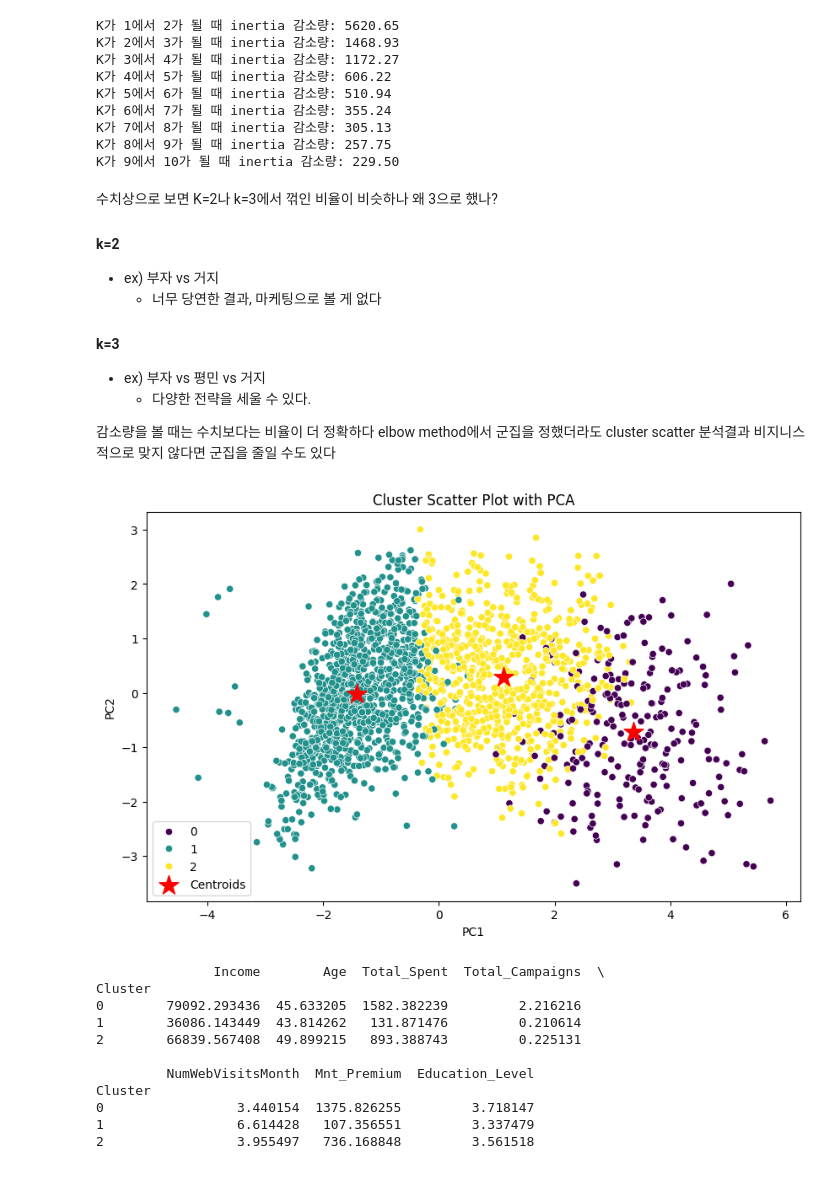
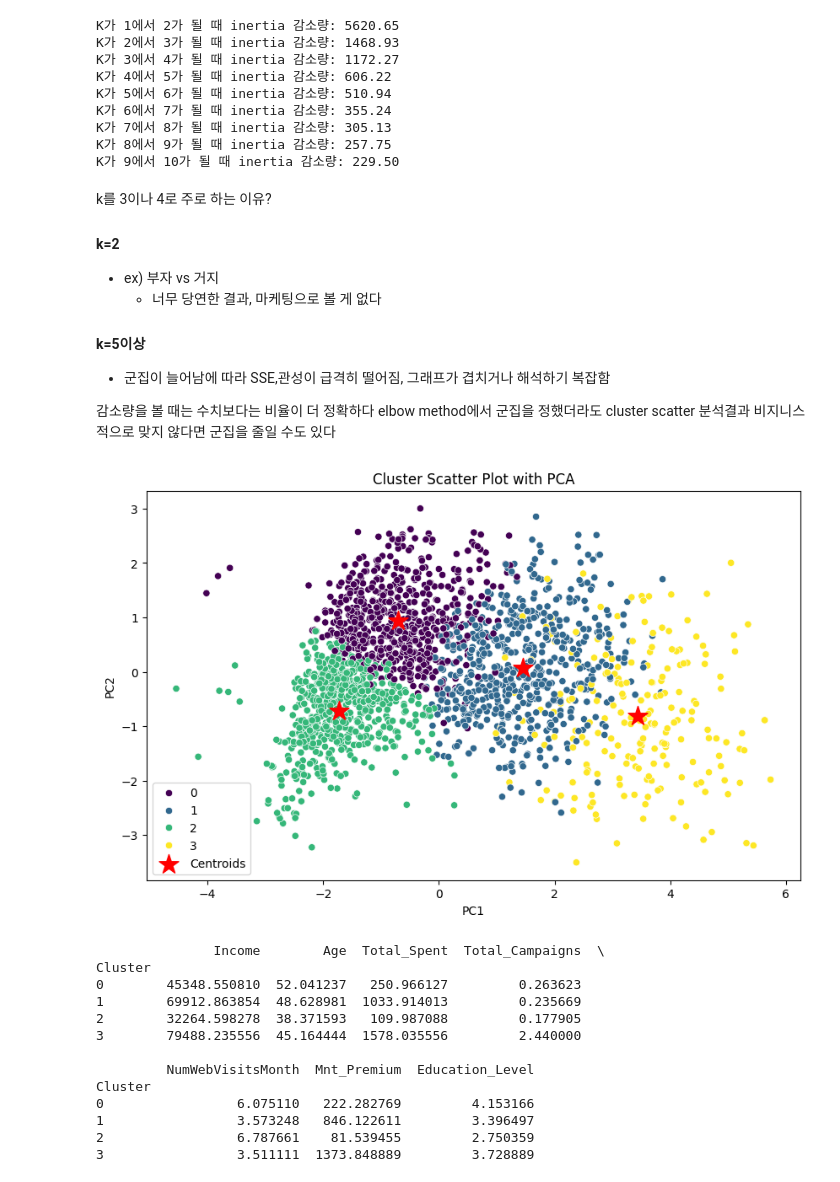
Before and after one commit to haejun1/DataAnalytics, a Jupyter notebook: numpy/91clustering.ipynb, the cells around one changed output. Saved outputs shown, nothing was run; the diff lists cells and outputs as text; code cells hidden in the pictures.

```diff
--- a/numpy/91clustering.ipynb
+++ b/numpy/91clustering.ipynb
@@ -60,56 +60,62 @@ K가 7에서 8가 될 때 inertia 감소량: 305.13
 K가 8에서 9가 될 때 inertia 감소량: 257.75
 K가 9에서 10가 될 때 inertia 감소량: 229.50
 # %% [markdown]
-수치상으로 보면 K=2나 k=3에서 꺾인 비율이 비슷하나
-왜 3으로 했나?
+k를 3이나 4로 주로 하는 이유?
 #### k=2
 - ex) 부자 vs 거지
     - 너무 당연한 결과, 마케팅으로 볼 게 없다
-#### k=3
-- ex) 부자 vs 평민 vs 거지
-    - 다양한 전략을 세울 수 있다.
+#### k=5이상
+- 군집이 늘어남에 따라 SSE,관성이 급격히 떨어짐, 그래프가 겹치거나 해석하기 복잡함
 
 감소량을 볼 때는 수치보다는 비율이 더 정확하다
 elbow method에서 군집을 정했더라도 cluster scatter 분석결과
 비지니스적으로 맞지 않다면 군집을 줄일 수도 있다
 # %%
-#3. 차원축소(PCA)
+#3. 차원축소(PCA) 및 산점도 확인
     #간단히 진행, 이론 및 심화는 12장에서
 
 pca = PCA(n_components=2)
     #데이터가 가장 널리 퍼져있는 방향(= 분산)을 기준으로 변수를 섞는다
         #PCA는 각 변수들의 특징을 최소로 잃는 방법으로 축소한다
         #모델은 비지니스나 다른 요인은 모른채 분산만을 기준으로 정한다
         #PCA의 가중치를 직접 설정할 순 없다, 다만 스케일링에서 가중을 원하는 분산을 *2하는 식으로 건들 순 있다
     #섞인 변수들로 새로운 축을 n개만큼 만듦
     #PC1 : 전체 데이터의 특징을 가장 많이 대변하는 첫번째 축
     #PC2 : 두번째로 많이 대변하는 두번째 축
         #둘다 모든 변수를 사용하지만 다른 정보를 담는다
         #=> 가중치(비중)을 다르게 한다
             #ex) PC1은 Income과 Total_Spent에 비중을 크게 실는다
             #ex) PC2는 Age와 Education_Level에 비중을 크게 실는다
 x_pca = pca.fit_transform(x_scaled)
 
-kmeans = KMeans(n_clusters=3, n_init=10, random_state=42)
-    #위 elbow에서 K=3이 가장 최적화된 SSE라고 밝혀짐
+kmeans = KMeans(n_clusters=4, n_init=10, random_state=42)
+    #위 elbow에서 K=4이 가장 최적화된 SSE라고 밝혀짐 (완만해지는 지점)
     #해당 k에 따른 cluster scatter 확인
 df['Cluster'] = kmeans.fit_predict(x_scaled)
 
 pca_df = pd.DataFrame(x_pca, columns=['PC1', 'PC2'])
 pca_df['Cluster'] = df['Cluster']
 
 plt.figure(figsize=(10,6))
 sns.scatterplot(x='PC1', y='PC2', hue='Cluster', data=pca_df, palette='viridis')
     #산점도만 보고는 해석이 불가능 => 표와 함께 확인
     #아래 도메인 검증에서 확인
 
 centers = pca.transform(kmeans.cluster_centers_)
 plt.scatter(centers[:, 0], centers[:, 1], s=300, c='red', marker='*', label='Centroids')
 plt.title('Cluster Scatter Plot with PCA')
 plt.legend()
 plt.show()
+
+#개별 변수에 대한 이상치를 처리했음에도 scatter그래프 상에서 이상치가 보임
+#=> 여러변수가 섞임에 따라 발생하는 다변량 이상치(Multivariate Outlier)
+    #해결법 1. PCA 수행 전 다변량 이상치 탐지를 사용하자
+        #ex) Local Outlier Factor(LOF)알고리즘, Isolation Forest알고리즘
+    #해결법 2. 스케일러 변경 -> RobustScaler
+        # 평균과 표준편차를 사용하는 StandardScaler
+        # 중앙값과 사분위수를 사용하는 RobustScaler
 # %% [output]
-[figure, old version]
+[figure, new version]
 # %%
 #4. 도메인 검증
 profile = df.groupby('Cluster')[features].mean()
@@ -117,15 +123,17 @@ print(profile)
 # %% [output]
                Income        Age  Total_Spent  Total_Campaigns  \
 Cluster
-0        79092.293436  45.633205  1582.382239         2.216216
-1        36086.143449  43.814262   131.871476         0.210614
-2        66839.567408  49.899215   893.388743         0.225131
+0        45348.550810  52.041237   250.966127         0.263623
+1        69912.863854  48.628981  1033.914013         0.235669
+2        32264.598278  38.371593   109.987088         0.177905
+3        79488.235556  45.164444  1578.035556         2.440000
 
          NumWebVisitsMonth  Mnt_Premium  Education_Level
 Cluster
-0                 3.440154  1375.826255         3.718147
-1                 6.614428   107.356551         3.337479
-2                 3.955497   736.168848         3.561518
+0                 6.075110   222.282769         4.153166
+1                 3.573248   846.122611         3.396497
+2                 6.787661    81.539455         2.750359
+3                 3.511111  1373.848889         3.728889
 # %% [markdown]
 각 군집마다 변수들의 평균을 알 수 있다
 
```
Also changed, not shown: parts of 1 cell of this notebook.
